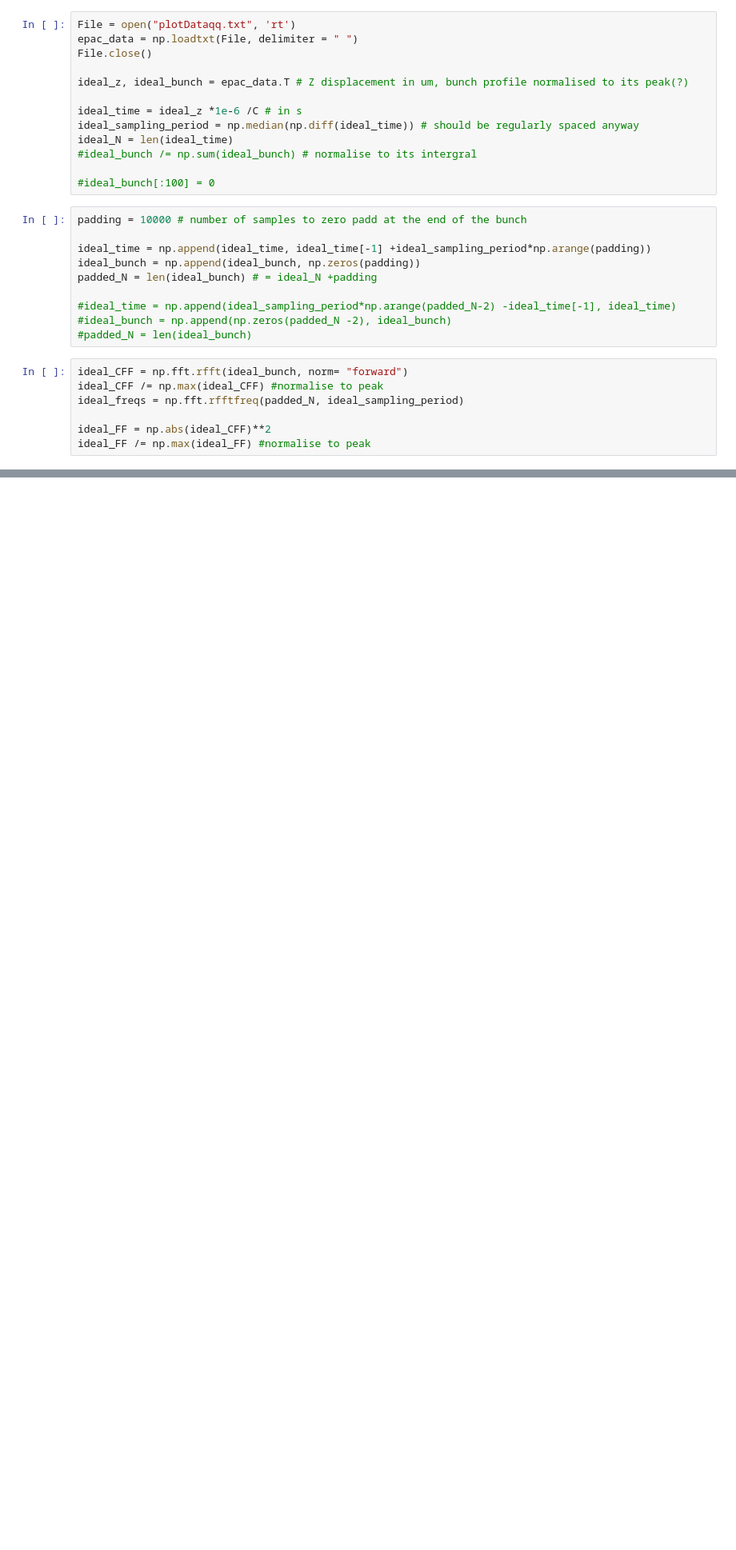
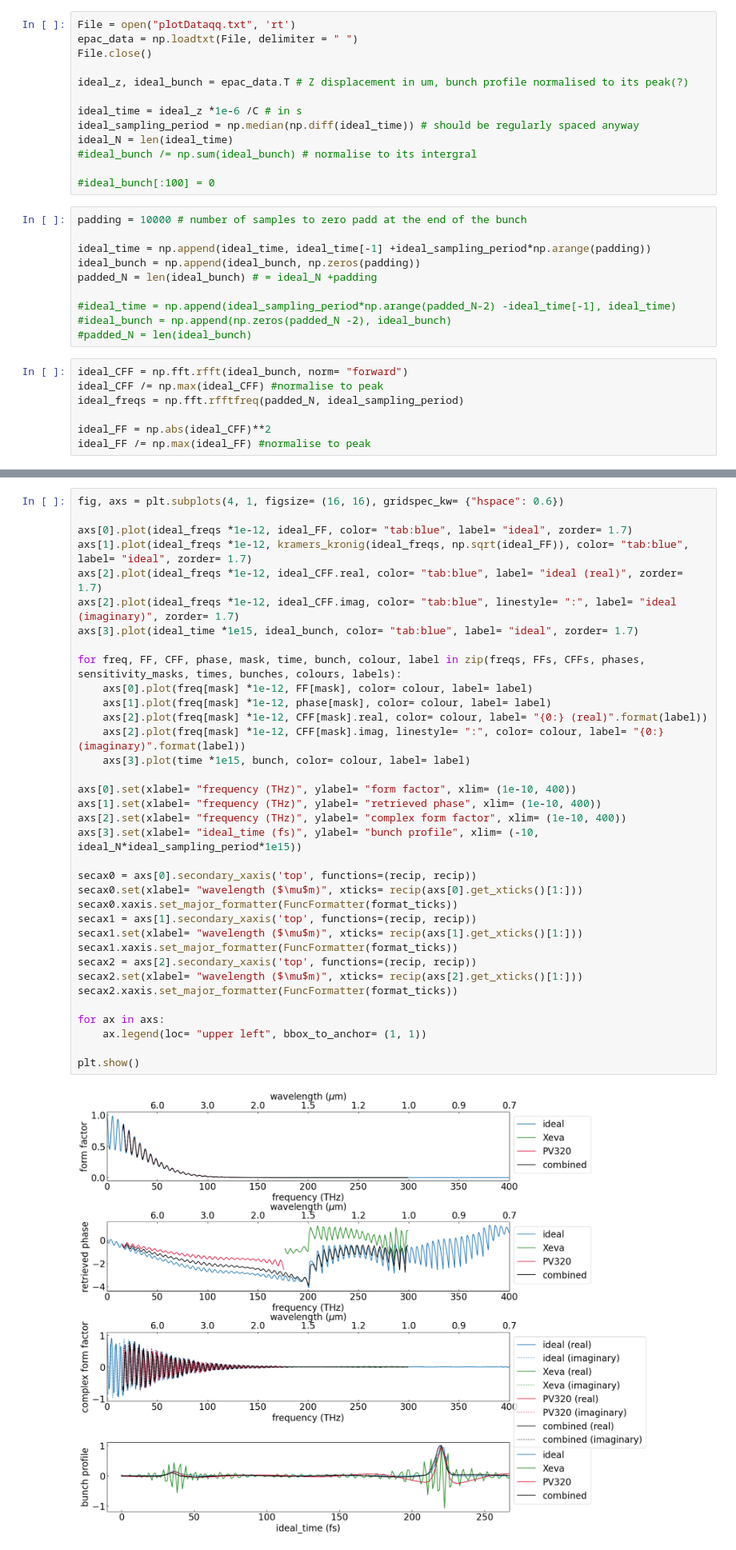
Before and after one commit to Jammi-Dodgers/THz-interferometry, a Jupyter notebook: interferometry/kramers_kronig.ipynb, the cells around one changed output, grey strips where cells are left out. Shown at 80% size. Saved outputs shown, nothing was run; the diff lists cells and outputs as text; blank space fills up the shorter version.

```diff
--- a/interferometry/kramers_kronig.ipynb
+++ b/interferometry/kramers_kronig.ipynb
@@ -291,0 +216,37 @@ plt.show()
+# %%
+fig, axs = plt.subplots(4, 1, figsize= (16, 16), gridspec_kw= {"hspace": 0.6})
+
+axs[0].plot(ideal_freqs *1e-12, ideal_FF, color= "tab:blue", label= "ideal", zorder= 1.7)
+axs[1].plot(ideal_freqs *1e-12, kramers_kronig(ideal_freqs, np.sqrt(ideal_FF)), color= "tab:blue", label= "ideal", zorder= 1.7)
+axs[2].plot(ideal_freqs *1e-12, ideal_CFF.real, color= "tab:blue", label= "ideal (real)", zorder= 1.7)
+axs[2].plot(ideal_freqs *1e-12, ideal_CFF.imag, color= "tab:blue", linestyle= ":", label= "ideal (imaginary)", zorder= 1.7)
+axs[3].plot(ideal_time *1e15, ideal_bunch, color= "tab:blue", label= "ideal", zorder= 1.7)
+
+for freq, FF, CFF, phase, mask, time, bunch, colour, label in zip(freqs, FFs, CFFs, phases, sensitivity_masks, times, bunches, colours, labels):
+    axs[0].plot(freq[mask] *1e-12, FF[mask], color= colour, label= label)
+    axs[1].plot(freq[mask] *1e-12, phase[mask], color= colour, label= label)
+    axs[2].plot(freq[mask] *1e-12, CFF[mask].real, color= colour, label= "{0:} (real)".format(label))
+    axs[2].plot(freq[mask] *1e-12, CFF[mask].imag, linestyle= ":", color= colour, label= "{0:} (imaginary)".format(label))
+    axs[3].plot(time *1e15, bunch, color= colour, label= label)
+
+axs[0].set(xlabel= "frequency (THz)", ylabel= "form factor", xlim= (1e-10, 400))
+axs[1].set(xlabel= "frequency (THz)", ylabel= "retrieved phase", xlim= (1e-10, 400))
+axs[2].set(xlabel= "frequency (THz)", ylabel= "complex form factor", xlim= (1e-10, 400))
+axs[3].set(xlabel= "ideal_time (fs)", ylabel= "bunch profile", xlim= (-10, ideal_N*ideal_sampling_period*1e15))
+
+secax0 = axs[0].secondary_xaxis('top', functions=(recip, recip))
+secax0.set(xlabel= "wavelength ($\mu$m)", xticks= recip(axs[0].get_xticks()[1:]))
+secax0.xaxis.set_major_formatter(FuncFormatter(format_ticks))
+secax1 = axs[1].secondary_xaxis('top', functions=(recip, recip))
+secax1.set(xlabel= "wavelength ($\mu$m)", xticks= recip(axs[1].get_xticks()[1:]))
+secax1.xaxis.set_major_formatter(FuncFormatter(format_ticks))
+secax2 = axs[2].secondary_xaxis('top', functions=(recip, recip))
+secax2.set(xlabel= "wavelength ($\mu$m)", xticks= recip(axs[2].get_xticks()[1:]))
+secax2.xaxis.set_major_formatter(FuncFormatter(format_ticks))
+
+for ax in axs:
+    ax.legend(loc= "upper left", bbox_to_anchor= (1, 1))
+
+plt.show()
+# %% [output]
+[figure, added]
```
Also changed, not shown: parts of 11 cells of this notebook.
